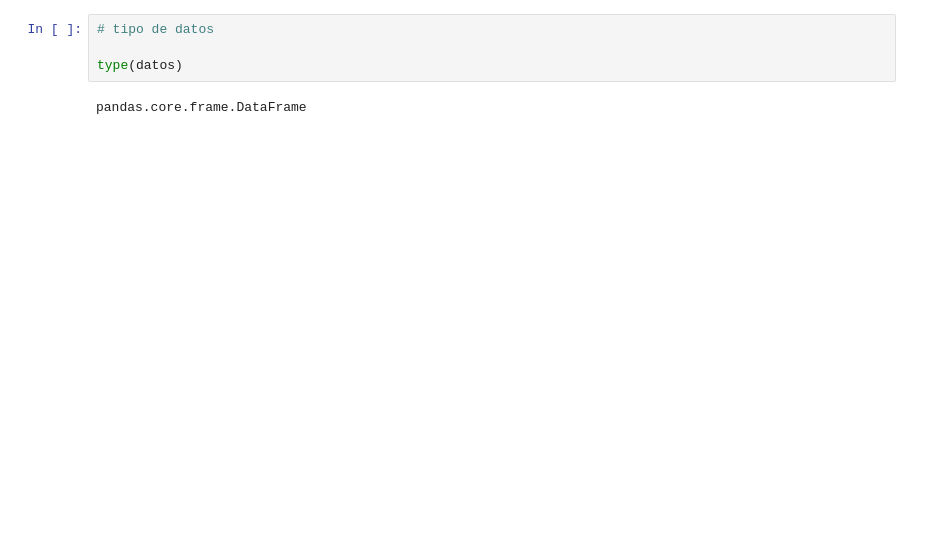
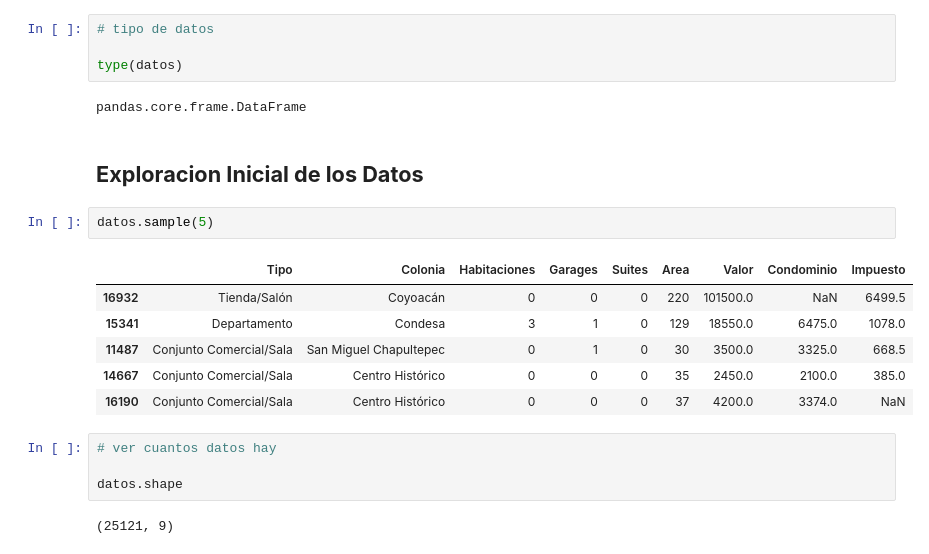
Before and after one commit to r2x4/ETL_alura_oracle, a Jupyter notebook: pandasinicial.ipynb, the cells around one changed output. Drawn from its saved outputs; the diff is of its cells as text; blank space fills up the shorter version.

```diff
--- a/pandasinicial.ipynb
+++ b/pandasinicial.ipynb
@@ -122,3 +122,20 @@ datos.sample(10)
 type(datos)
 # %% [output]
 pandas.core.frame.DataFrame
+# %% [markdown]
+## **Exploracion Inicial de los Datos**
+# %%
+datos.sample(5)
+# %% [output]
+|  | Tipo | Colonia | Habitaciones | Garages | Suites | Area | Valor | Condominio | Impuesto |
+| 16932 | Tienda/Salón | Coyoacán | 0 | 0 | 0 | 220 | 101500.0 | NaN | 6499.5 |
+| 15341 | Departamento | Condesa | 3 | 1 | 0 | 129 | 18550.0 | 6475.0 | 1078.0 |
+| 11487 | Conjunto Comercial/Sala | San Miguel Chapultepec | 0 | 1 | 0 | 30 | 3500.0 | 3325.0 | 668.5 |
+| 14667 | Conjunto Comercial/Sala | Centro Histórico | 0 | 0 | 0 | 35 | 2450.0 | 2100.0 | 385.0 |
+| 16190 | Conjunto Comercial/Sala | Centro Histórico | 0 | 0 | 0 | 37 | 4200.0 | 3374.0 | NaN |
+# %%
+# ver cuantos datos hay
+
+datos.shape
+# %% [output]
+(25121, 9)
```
Also changed, not shown: parts of 5 cells of this notebook.
